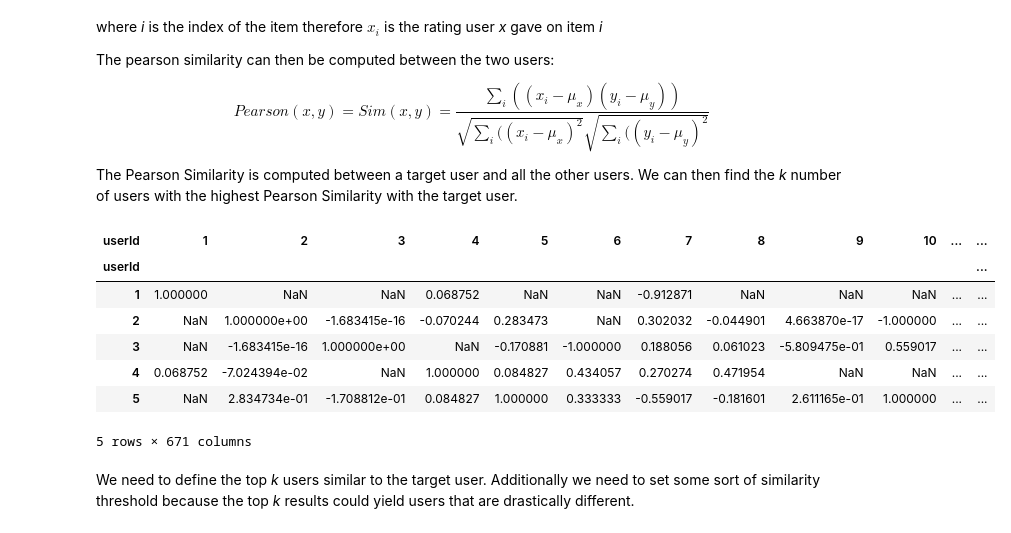
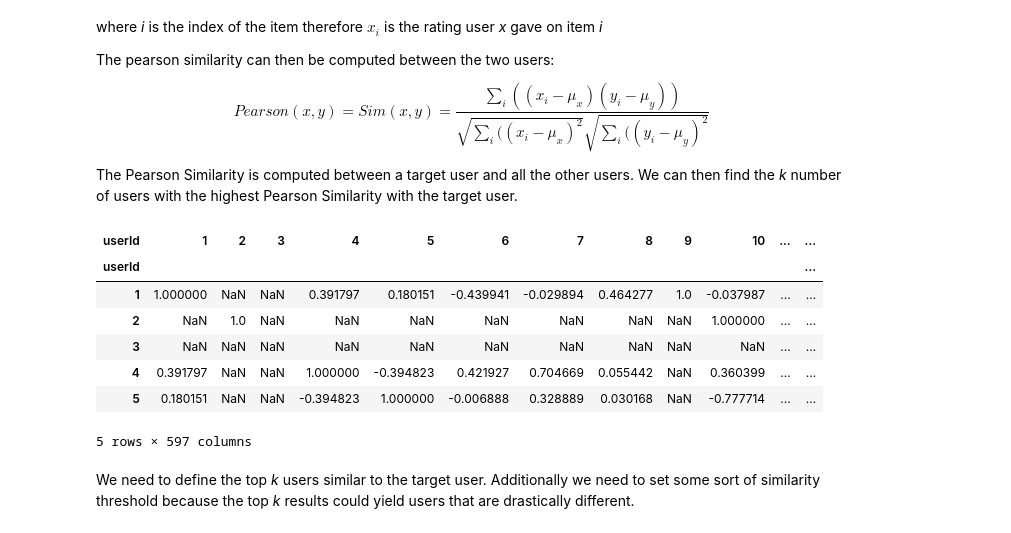
Before and after one commit to zhikaichen99/RecommenderSystems, a Jupyter notebook: collaborative-filtering.ipynb, the cells around one changed output. Saved outputs shown, nothing was run; the diff lists cells and outputs as text; code cells hidden in the pictures.

```diff
--- a/collaborative-filtering.ipynb
+++ b/collaborative-filtering.ipynb
@@ -53,0 +56,9 @@ df.head()
+# %%
+# Aggregate by movie
+agg_ratings = df.groupby('title').agg(mean_rating = ('rating', 'mean'),
+                                                number_of_ratings = ('rating', 'count')).reset_index()
+
+# Keep the movies with over 100 ratings
+agg_ratings_GT100 = agg_ratings[agg_ratings['number_of_ratings']>100]
+# %%
+df = pd.merge(df, agg_ratings_GT100[['title']], on = 'title', how = 'inner')
@@ -110,17 +104,17 @@ $$Pearson(x,y) = Sim(x,y) = \frac{\sum_i ((x_{i}-\mu_x)(y_{i} - \mu_y))}{\sqrt{\
 The Pearson Similarity is computed between a target user and all the other users. We can then find the *k* number of users with the highest Pearson Similarity with the target user.
 # %%
 # Perform Pearson Similarity on the users.
-similarity_matrix = userRatings.T.corr()
-similarity_matrix.head()
+user_similarity_matrix = userRatings.T.corr(method = 'pearson')
+user_similarity_matrix.head()
 # %% [output]
 | userId | 1 | 2 | 3 | 4 | 5 | 6 | 7 | 8 | 9 | 10 | ... | ... |
 | userId |  |  |  |  |  |  |  |  |  |  |  | ... |
-| 1 | 1.000000 | NaN | NaN | 0.068752 | NaN | NaN | -0.912871 | NaN | NaN | NaN | ... | ... |
-| 2 | NaN | 1.000000e+00 | -1.683415e-16 | -0.070244 | 0.283473 | NaN | 0.302032 | -0.044901 | 4.663870e-17 | -1.000000 | ... | ... |
-| 3 | NaN | -1.683415e-16 | 1.000000e+00 | NaN | -0.170881 | -1.000000 | 0.188056 | 0.061023 | -5.809475e-01 | 0.559017 | ... | ... |
-| 4 | 0.068752 | -7.024394e-02 | NaN | 1.000000 | 0.084827 | 0.434057 | 0.270274 | 0.471954 | NaN | NaN | ... | ... |
-| 5 | NaN | 2.834734e-01 | -1.708812e-01 | 0.084827 | 1.000000 | 0.333333 | -0.559017 | -0.181601 | 2.611165e-01 | 1.000000 | ... | ... |
+| 1 | 1.000000 | NaN | NaN | 0.391797 | 0.180151 | -0.439941 | -0.029894 | 0.464277 | 1.0 | -0.037987 | ... | ... |
+| 2 | NaN | 1.0 | NaN | NaN | NaN | NaN | NaN | NaN | NaN | 1.000000 | ... | ... |
+| 3 | NaN | NaN | NaN | NaN | NaN | NaN | NaN | NaN | NaN | NaN | ... | ... |
+| 4 | 0.391797 | NaN | NaN | 1.000000 | -0.394823 | 0.421927 | 0.704669 | 0.055442 | NaN | 0.360399 | ... | ... |
+| 5 | 0.180151 | NaN | NaN | -0.394823 | 1.000000 | -0.006888 | 0.328889 | 0.030168 | NaN | -0.777714 | ... | ... |
-5 rows × 671 columns
+5 rows × 597 columns
 # %% [markdown]
 We need to define the top *k* users similar to the target user. Additionally we need to set some sort of similarity threshold because the top *k* results could yield users that are drastically different.
 # %%
```
Also changed, not shown: parts of 34 cells of this notebook.
